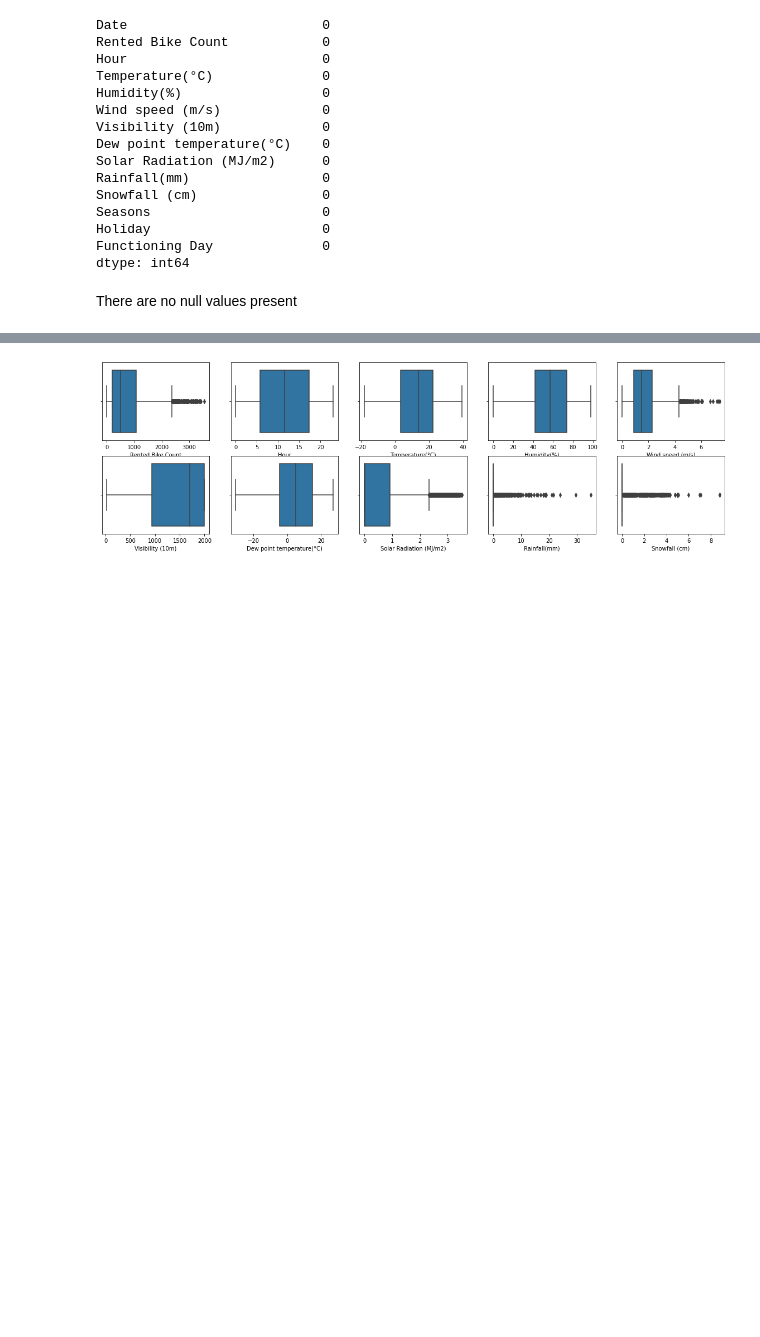
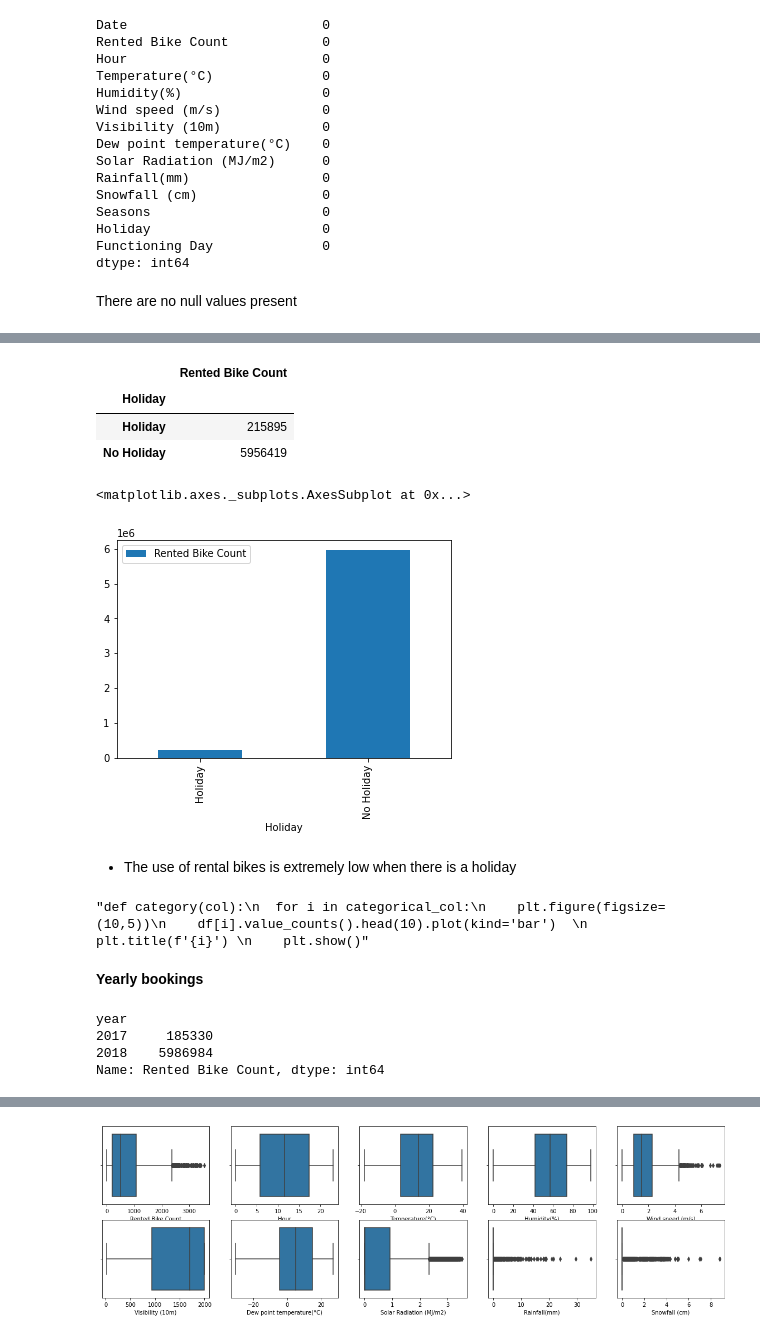
Before and after one commit to charann90/Bike-Sharing-Demand-Prediction, a Jupyter notebook: Bike_Sharing_Demand_prediction.ipynb, the cells around one changed output, grey strips where cells are left out. Cells and saved outputs as stored; diff of their text form; code cells hidden in the pictures; blank space fills up the shorter version.

```diff
--- a/Bike_Sharing_Demand_prediction.ipynb
+++ b/Bike_Sharing_Demand_prediction.ipynb
@@ -125,0 +195,38 @@ categorical_col=['Seasons','Holiday','Functioning Day']
+# %%
+#creating a variable for grouping rented bike count with the funtioning day bookings
+holiday_count=pd.DataFrame(df.groupby(['Holiday'])['Rented Bike Count'].sum())
+holiday_count.rename({'index':'holiday','Seasons':'total bike rent'})
+# %% [output]
+|  | Rented Bike Count |
+| Holiday |  |
+| Holiday | 215895 |
+| No Holiday | 5956419 |
+# %%
+#plotting the sum of rentals during holidays and non holidays
+holiday_count.plot(kind='bar')
+# %% [output]
+<matplotlib.axes._subplots.AxesSubplot at 0x...>
+[figure, added]
+# %% [markdown]
+*   The use of rental bikes is extremely low when there is a holiday
+# %%
+#creatinhg a function to plot the frequency distributions of categorical columns
+'''def category(col):
+  for i in categorical_col:
+    plt.figure(figsize=(10,5))
+    df[i].value_counts().head(10).plot(kind='bar')
+    plt.title(f'{i}')
+    plt.show()'''
+# %% [output]
+"def category(col):\n  for i in categorical_col:\n    plt.figure(figsize=(10,5))\n    df[i].value_counts().head(10).plot(kind='bar')  \n    plt.title(f'{i}') \n    plt.show()"
+# %% [markdown]
+**Yearly bookings**
+# %%
+#rental per year
+year_sales=df.groupby(['year'])['Rented Bike Count'].sum()
+year_sales
+# %% [output]
+year
+2017     185330
+2018    5986984
+Name: Rented Bike Count, dtype: int64
```
Also changed, not shown: parts of 120 cells of this notebook.
